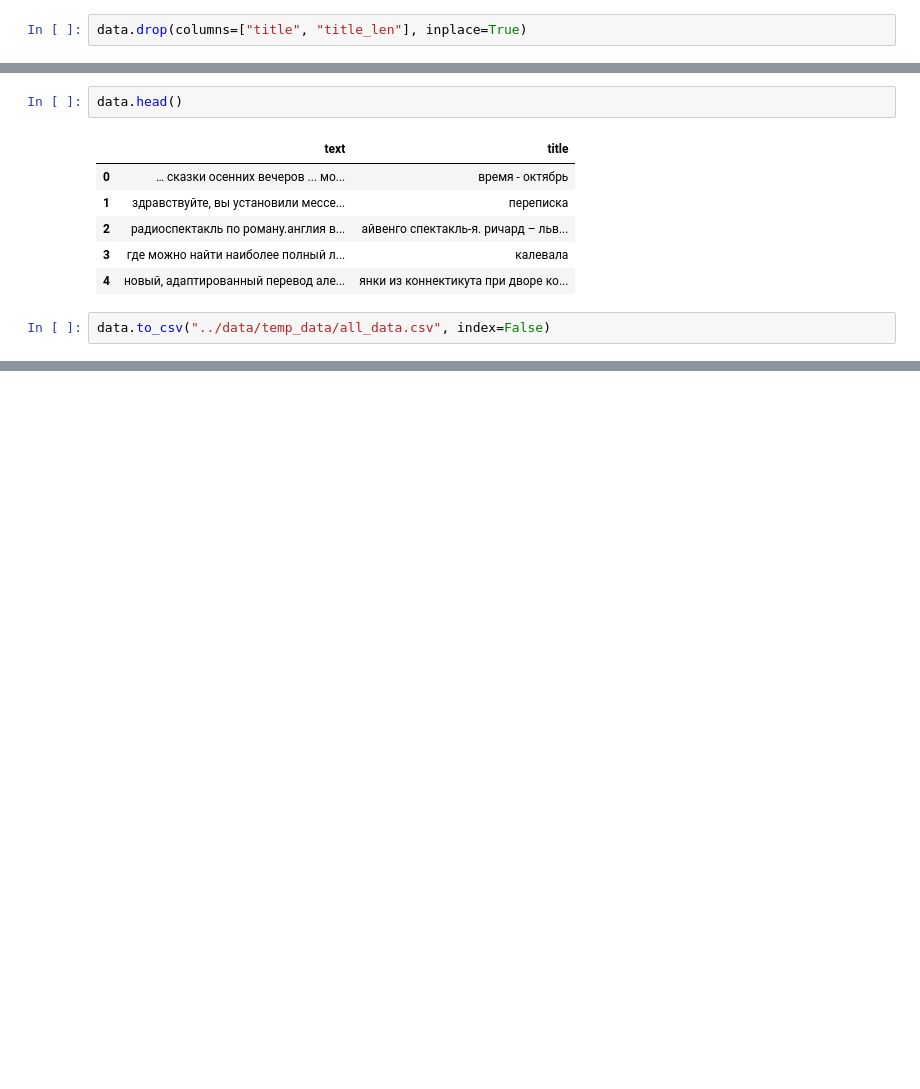
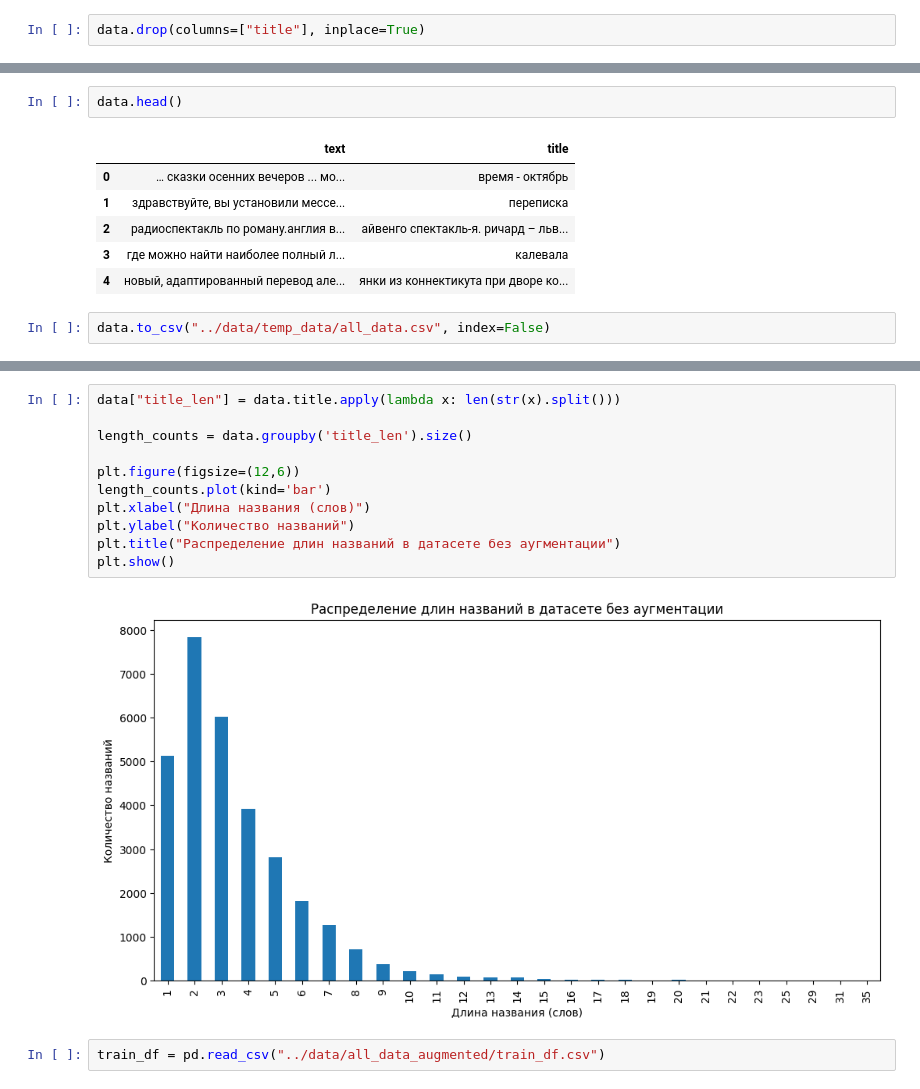
Before and after one commit to VeronikaSteklo/generation_names, a Jupyter notebook: work_with_data/data_analysis.ipynb, the cells around one changed output, grey strips where cells are left out. Cells and saved outputs as stored; diff of their text form; blank space fills up the shorter version.

```diff
--- a/work_with_data/data_analysis.ipynb
+++ b/work_with_data/data_analysis.ipynb
@@ -145,2 +112,2 @@ data
 # %%
-data.drop(columns=["title", "title_len"], inplace=True)
+data.drop(columns=["title"], inplace=True)
@@ -175,0 +145,15 @@ data.to_csv("../data/temp_data/all_data.csv", index=False)
+# %%
+data["title_len"] = data.title.apply(lambda x: len(str(x).split()))
+
+length_counts = data.groupby('title_len').size()
+
+plt.figure(figsize=(12,6))
+length_counts.plot(kind='bar')
+plt.xlabel("Длина названия (слов)")
+plt.ylabel("Количество названий")
+plt.title("Распределение длин названий в датасете без аугментации")
+plt.show()
+# %% [output]
+[figure, added]
+# %%
+train_df = pd.read_csv("../data/all_data_augmented/train_df.csv")
```
Also changed, not shown: parts of 19 cells of this notebook, 1 other file.
